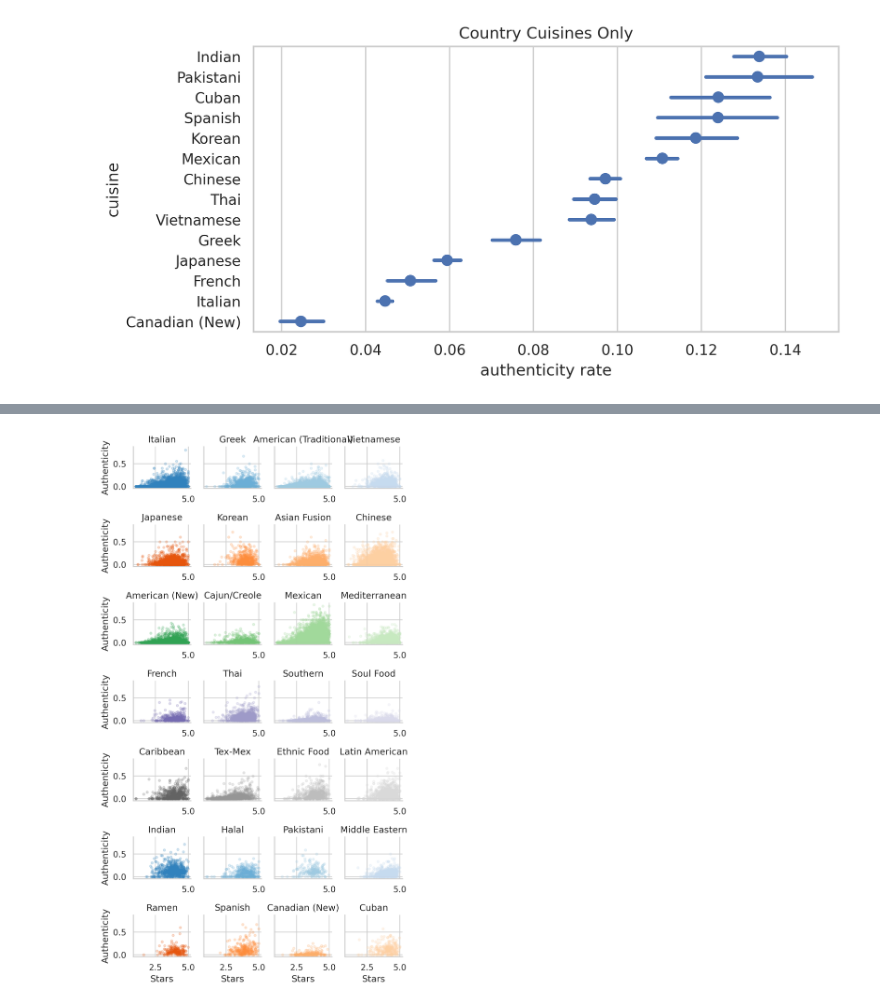
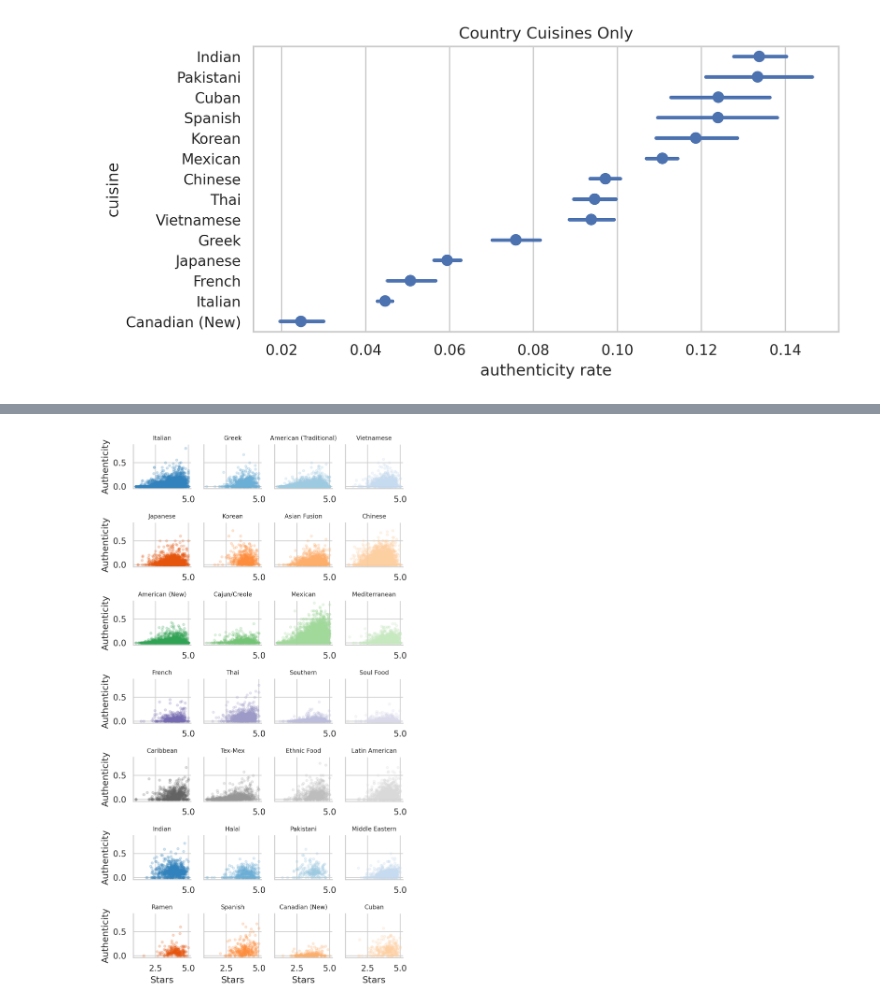
Before and after one commit to lucy3/collective_palates, a Jupyter notebook: Regional Cuisine Taste Project.ipynb, the cells around one changed output, grey strips where cells are left out. Cells and saved outputs as stored; diff of their text form; code cells hidden in the pictures.

```diff
--- a/Regional Cuisine Taste Project.ipynb
+++ b/Regional Cuisine Taste Project.ipynb
@@ -89,3 +84,8 @@ df
 | 150339 | 2O2K6SXPWv56amqxCECd4w | Aston | DE | 19014 | 4.5 | 14 | Restaurants, Comfort Food, Food, ... | Aston_DE |
 | 150340 | hn9Toz3s-Ei3uZPt7esExA | Edmonton | AB | T5T 1K8 | 4.5 | 18 | Middle Eastern, Restaurants | Edmonton_AB |
 52268 rows × 8 columns
+# %%
+restaurant_businesses = set(df['business_id'].to_list())
+with open('restaurant_businesses.txt', 'w') as outfile:
+    for restaurant in tqdm(restaurant_businesses):
+        outfile.write(restaurant + '\n')
@@ -278,10 +391,10 @@ plt.show()
 # %%
 grid = sns.FacetGrid(authentic_rate_df, col="cuisine", hue="cuisine", palette="tab20c",
                      col_wrap=4, height=1.5, margin_titles=True)
 grid.map(plt.scatter, "star rating", "authenticity rate", alpha=0.2, marker='.')
-grid.set_titles("{col_name}")
+grid.set_titles("{col_name}", size=8)
 grid.fig.tight_layout(w_pad=1)
 grid.set_axis_labels("Stars", "Authenticity")
 plt.show()
 # %% [output]
-[figure, old version]
+[figure, new version]
```
Also changed, not shown: parts of 14 cells of this notebook, 1 other file.
